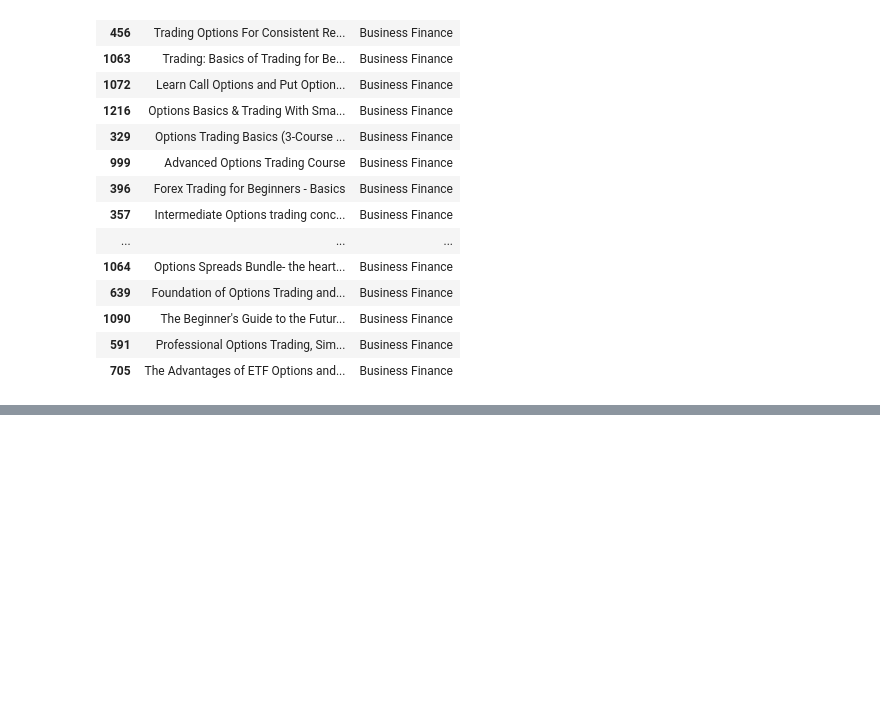
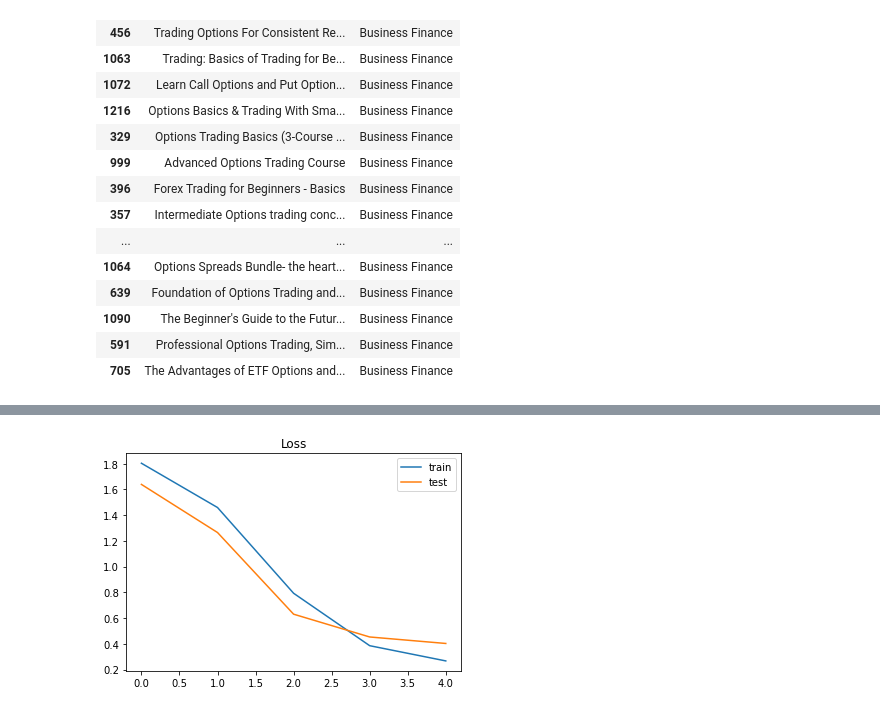
Before and after one commit to rashed1414/Course-Recommender-Engine, a Jupyter notebook: Course Recommendation System .ipynb, the cells around one changed output, grey strips where cells are left out. Drawn from its saved outputs; the diff is of its cells as text; code cells hidden in the pictures; blank space fills up the shorter version.

Commit message:
add deep learning model

```diff
--- a/Course Recommendation System .ipynb
+++ b/Course Recommendation System .ipynb
@@ -286,0 +318,4 @@ recommend_course(course_name,result[0],20)
+# %%
+Y = pd.get_dummies(df['course_field']).values
+print(Y)
+print('Shape of label tensor:', Y.shape)
@@ -286,0 +331,4 @@ recommend_course(course_name,result[0],20)
+# %%
+x_train_nn, x_test_nn, y_train_nn, y_test_nn = train_test_split(X, Y, random_state=20, test_size=0.2)
+print(x_train_nn.shape,y_train_nn.shape)
+print(x_test_nn.shape,y_test_nn.shape)
@@ -286,0 +338,8 @@ recommend_course(course_name,result[0],20)
+# %%
+model = Sequential()
+model.add(Embedding(MAX_NB_WORDS, EMBEDDING_DIM, input_length=X.shape[1]))
+model.add(SpatialDropout1D(0.2))
+model.add(LSTM(100, dropout=0.2, recurrent_dropout=0.2))
+model.add(Dense(13, activation='softmax'))
+model.compile(loss='categorical_crossentropy', optimizer='adam', metrics=['accuracy'])
+print(model.summary())
@@ -286,0 +366,5 @@ recommend_course(course_name,result[0],20)
+# %%
+epochs = 5
+batch_size = 64
+
+history = model.fit(x_train_nn, y_train_nn, epochs=epochs, batch_size=batch_size,validation_split=0.1,callbacks=[EarlyStopping(monitor='val_loss', patience=3, min_delta=0.0001)])
@@ -286,0 +390,8 @@ recommend_course(course_name,result[0],20)
+# %%
+plt.title('Loss')
+plt.plot(history.history['loss'], label='train')
+plt.plot(history.history['val_loss'], label='test')
+plt.legend()
+plt.show();
+# %% [output]
+[figure, added]
```
Also changed, not shown: parts of 15 cells of this notebook.
